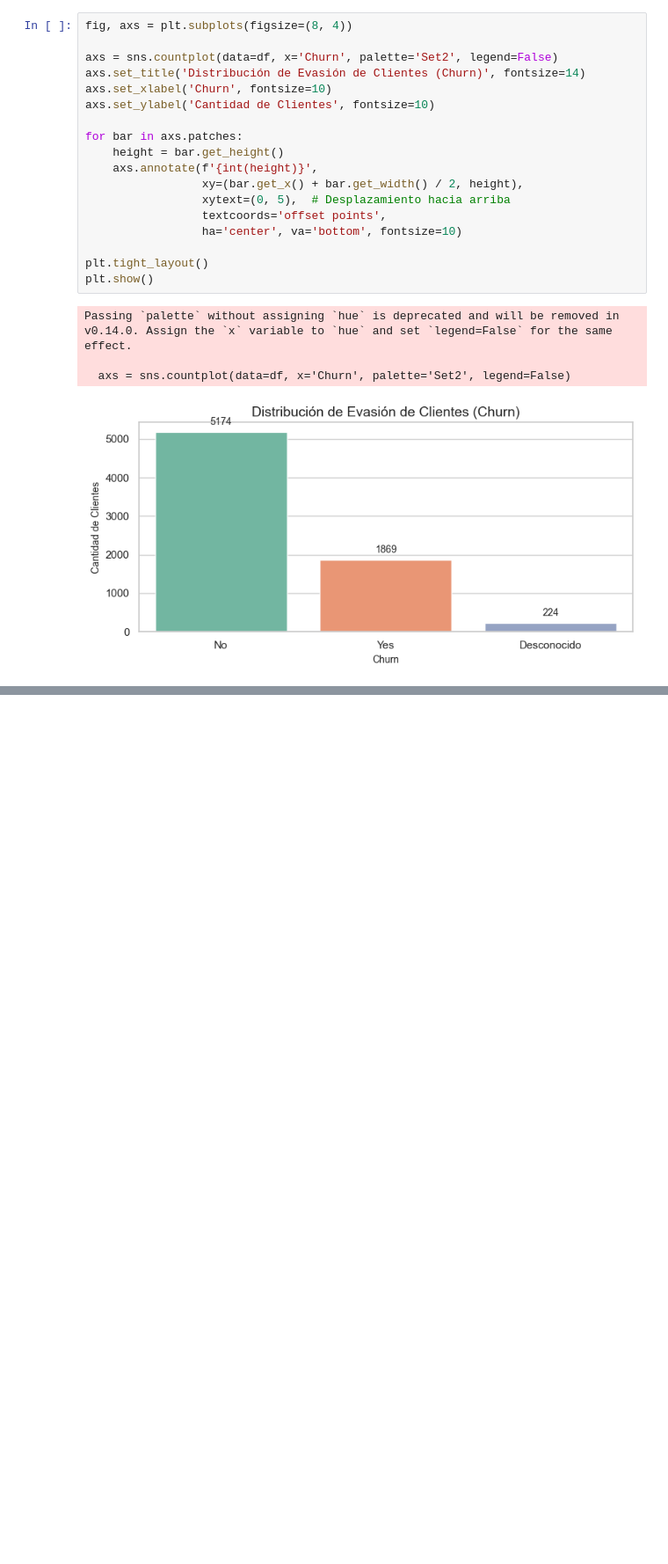
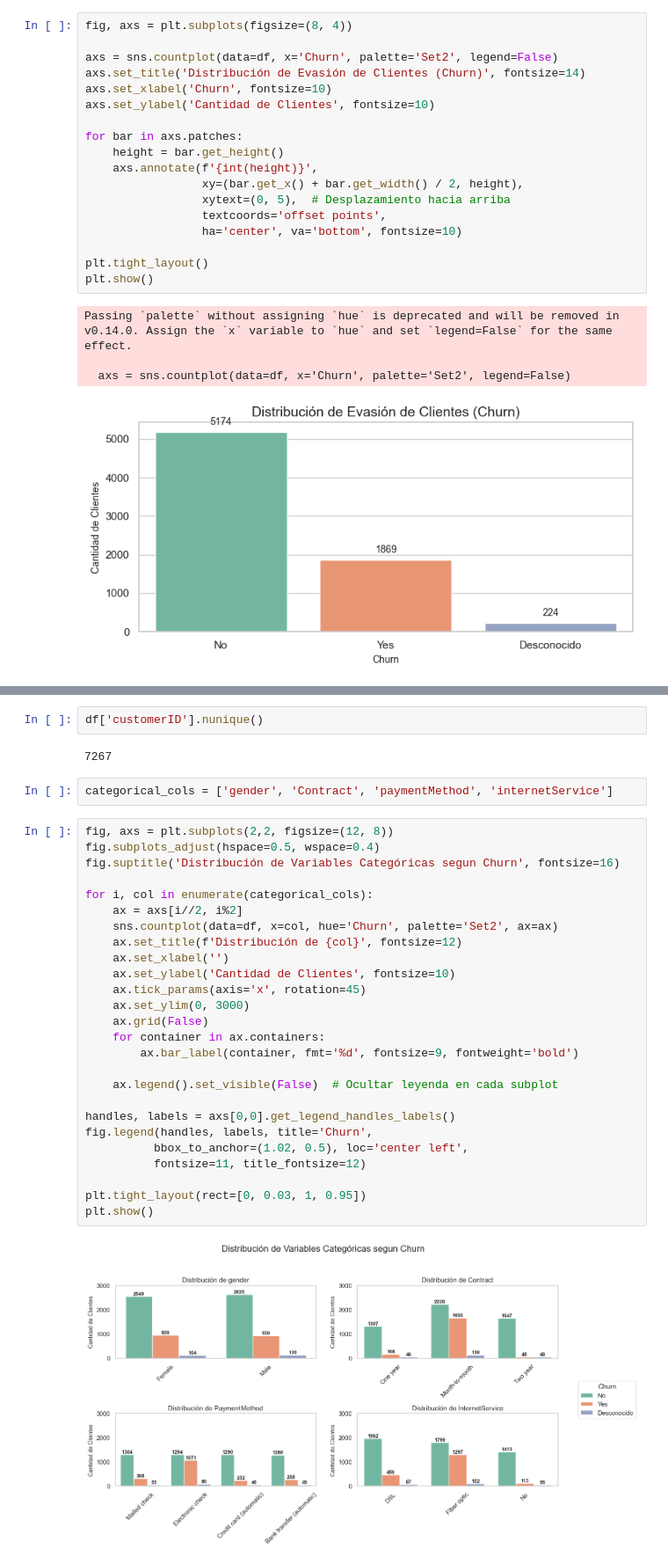
Before and after one commit to Smejia2002/telecomX, a Jupyter notebook: notebooks/telecom_x_latam.ipynb, the cells around one changed output, grey strips where cells are left out. Shown: that part at 88% size. Cells and saved outputs as stored; diff of their text form; blank space fills up the shorter version.

```diff
--- a/notebooks/telecom_x_latam.ipynb
+++ b/notebooks/telecom_x_latam.ipynb
@@ -283,0 +322,34 @@ Passing `palette` without assigning `hue` is deprecated and will be removed in v
+# %%
+df['customerID'].nunique()
+# %% [output]
+7267
+# %%
+categorical_cols = ['gender', 'Contract', 'paymentMethod', 'internetService']
+# %%
+fig, axs = plt.subplots(2,2, figsize=(12, 8))
+fig.subplots_adjust(hspace=0.5, wspace=0.4)
+fig.suptitle('Distribución de Variables Categóricas segun Churn', fontsize=16)
+
+for i, col in enumerate(categorical_cols):
+    ax = axs[i//2, i%2]
+    sns.countplot(data=df, x=col, hue='Churn', palette='Set2', ax=ax)
+    ax.set_title(f'Distribución de {col}', fontsize=12)
+    ax.set_xlabel('')
+    ax.set_ylabel('Cantidad de Clientes', fontsize=10)
+    ax.tick_params(axis='x', rotation=45)
+    ax.set_ylim(0, 3000)
+    ax.grid(False)
+    for container in ax.containers:
+        ax.bar_label(container, fmt='%d', fontsize=9, fontweight='bold')
+
+    ax.legend().set_visible(False)  # Ocultar leyenda en cada subplot
+
+handles, labels = axs[0,0].get_legend_handles_labels()
+fig.legend(handles, labels, title='Churn',
+          bbox_to_anchor=(1.02, 0.5), loc='center left',
+          fontsize=11, title_fontsize=12)
+
+plt.tight_layout(rect=[0, 0.03, 1, 0.95])
+plt.show()
+# %% [output]
+[figure, added]
```
Also changed, not shown: parts of 15 cells of this notebook, 1 other file.
